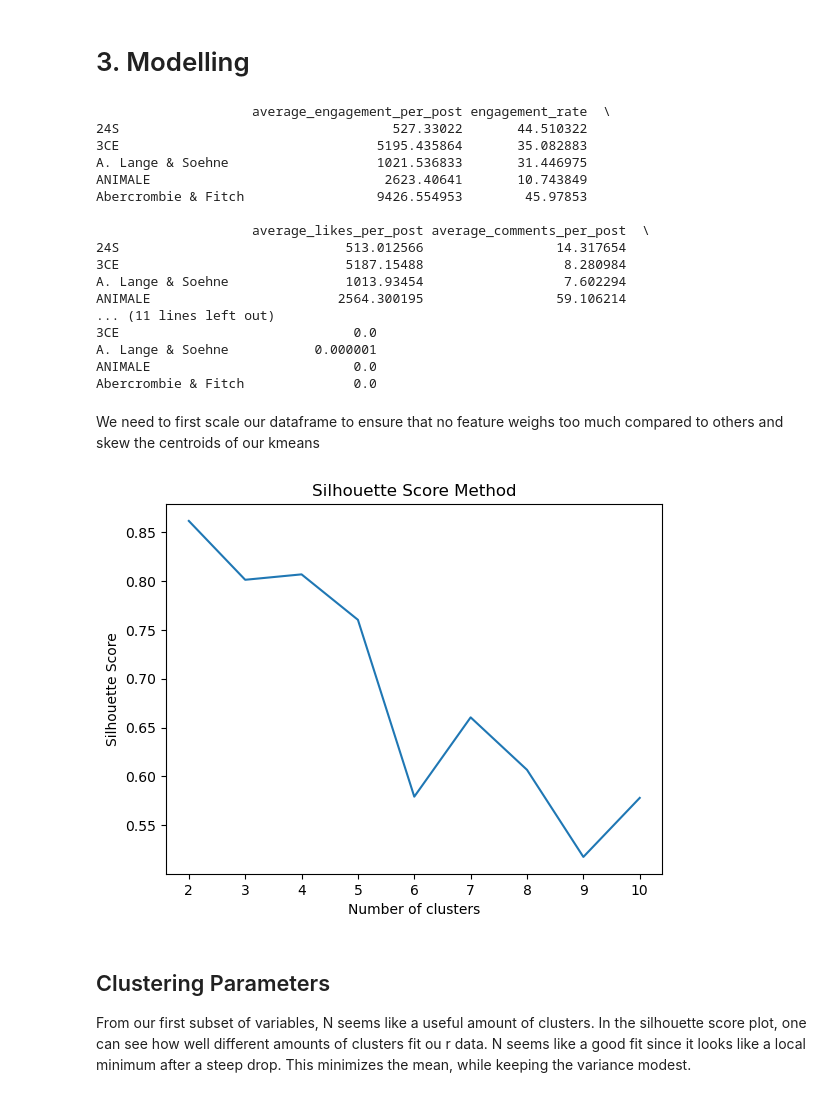
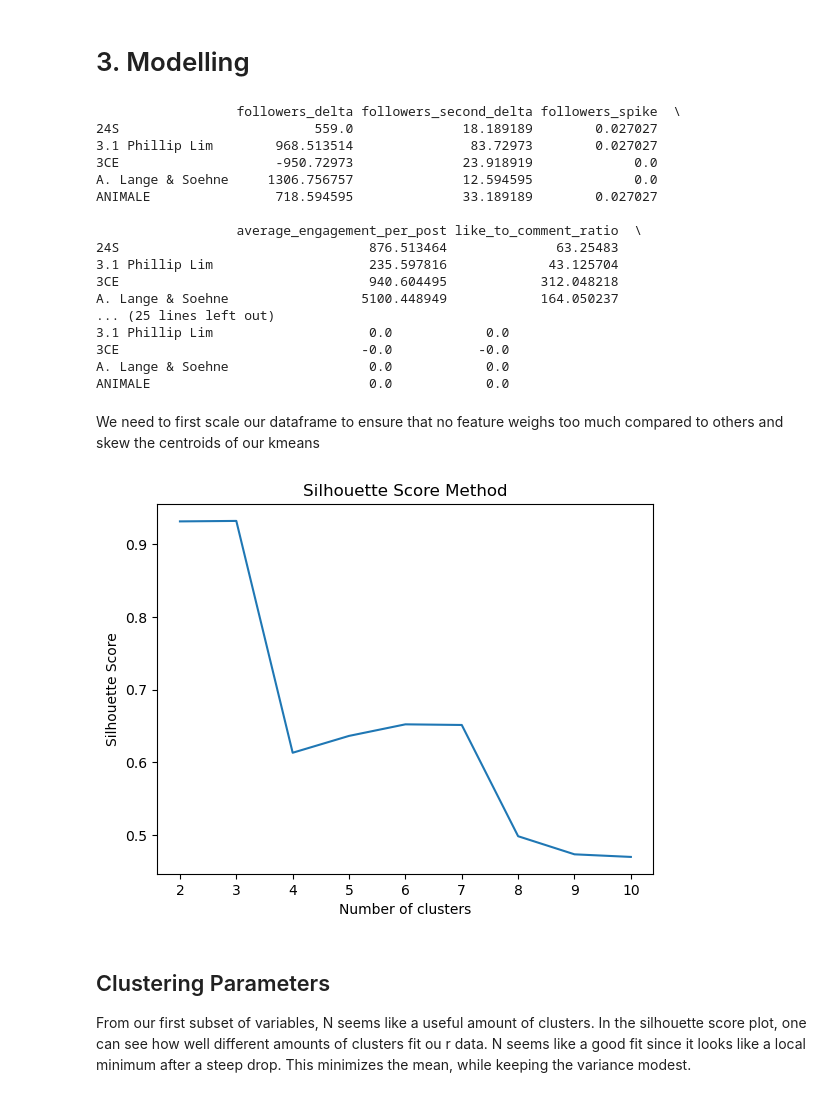
Before and after one commit to noahsta/datathon, a Jupyter notebook: src/main.ipynb, the cells around one changed output. Saved outputs shown, nothing was run; the diff lists cells and outputs as text; code cells hidden in the pictures.

```diff
--- a/src/main.ipynb
+++ b/src/main.ipynb
@@ -23,7 +21,8 @@ The data includes a lot of NaN values. We considered several approaches of deali
 # Assuming 'data' is your DataFrame and 'metrics' is a list of columns to interpolate
 def clean_dataframe(data, metrics, method: str="linear"):
     data = data.sort_values("period_end_date")
-    companies = data["business_entity_doing_business_as_name"].unique()
+    companies = list(data["business_entity_doing_business_as_name"].unique())
+    companies = [name for name in companies if name != "All Brands"]
     new = [None]*len(companies)
     # Group by the company name and apply interpolation within each group
     for i in range(len(companies)):
@@ -243,7 +242,7 @@ features = ['followers_delta', 'followers_second_delta',
        'like_to_comment_ratio', 'per_post_aquisition', 'engagement_rate',
        'relative_growth', 'growth_per_post',
        'growth_per_engagement', 'video_by_followers', 'picture_by_followers',
-       'picture_virality_index', 'video_virality_index']
+       'picture_virality_index', 'video_virality_index', "virality_index"]
 
 # Group the data by company name
 grouped = impute_test.groupby('business_entity_doing_business_as_name')
@@ -316,6 +315,7 @@ for company, df in company_tables.items():
     weekly_data['picture_by_followers'] = (weekly_data['pictures']/(weekly_data['followers'] + 0.001))
     weekly_data['picture_virality_index'] = weekly_data['picture_engagement']*weekly_data['relative_growth']
     weekly_data['video_virality_index'] = weekly_data['video_engagement']*weekly_data['relative_growth']
+    weekly_data["virality_index"] = weekly_data['picture_virality_index'] + weekly_data['video_virality_index']
 
 
     # Calculate the like-to-comment ratio for each week
@@ -434,30 +434,31 @@ def average_table(df, category_column, interesting_period, features, period: str
             table.loc[cat, col] = np.nanmean(df_cat[col])
 
     return table.dropna() #??
-
+"""
 features = ['average_engagement_per_post', 'engagement_rate', 'average_likes_per_post',
                 'average_comments_per_post', 'growth_per_post', 'growth_per_engagement',
                 'video_virality', 'picture_virality']
-table = average_table(enriched_data, "business_entity_doing_business_as_name", 2020, features)
+"""
+table = average_table(enriched_data, "business_entity_doing_business_as_name", 2023, features)
 print(table.head())
 # %% [output]
-                    average_engagement_per_post engagement_rate  \
-24S                                   527.33022       44.510322
-3CE                                 5195.435864       35.082883
-A. Lange & Soehne                   1021.536833       31.446975
-ANIMALE                              2623.40641       10.743849
-Abercrombie & Fitch                 9426.554953        45.97853
+                  followers_delta followers_second_delta followers_spike  \
+24S                         559.0              18.189189        0.027027
+3.1 Phillip Lim        968.513514               83.72973        0.027027
+3CE                    -950.72973              23.918919             0.0
+A. Lange & Soehne     1306.756757              12.594595             0.0
+ANIMALE                718.594595              33.189189        0.027027
 
-                    average_likes_per_post average_comments_per_post  \
-24S                             513.012566                 14.317654
-3CE                             5187.15488                  8.280984
-A. Lange & Soehne               1013.93454                  7.602294
-ANIMALE                        2564.300195                 59.106214
-... (11 lines left out)
-3CE                              0.0
-A. Lange & Soehne           0.000001
-ANIMALE                          0.0
-Abercrombie & Fitch              0.0
+                  average_engagement_per_post like_to_comment_ratio  \
+24S                                876.513464              63.25483
+3.1 Phillip Lim                    235.597816             43.125704
+3CE                                940.604495            312.048218
+A. Lange & Soehne                 5100.448949            164.050237
+... (25 lines left out)
+3.1 Phillip Lim                    0.0            0.0
+3CE                               -0.0           -0.0
+A. Lange & Soehne                  0.0            0.0
+ANIMALE                            0.0            0.0
 # %% [markdown]
 We need to first scale our dataframe to ensure that no feature weighs too much compared to others and skew the centroids of our kmeans
 # %%
@@ -468,32 +469,42 @@ df_scaled = pd.DataFrame(scaler.fit_transform(table), columns = table.columns, i
 # %%
 from sklearn.metrics import silhouette_score
 from sklearn.cluster import KMeans
 
 def kmeans_silhouette_scores(df):
     silhouette_scores = []
 
     # Example using the same dataset as above
     for i in range(2, 11):  # Silhouette score cannot be computed with only one cluster
         kmeans = KMeans(n_clusters=i, init='k-means++', max_iter=300, n_init=10, random_state=0)
         kmeans.fit(df)
         score = silhouette_score(df, kmeans.labels_)
         silhouette_scores.append(score)
     return silhouette_scores
-
+"""
 relevant_features = ['average_likes_per_post',
                 'average_comments_per_post', 'growth_per_post', 'growth_per_engagement',
                 'video_virality', 'picture_virality']
+"""
+"""
+relevant_features = ['followers_delta', 'followers_second_delta', 'followers_spike', 'average_engagement_per_post',
+ 'like_to_comment_ratio', 'per_post_aquisition', 'engagement_rate', 'relative_growth', 'growth_per_post', 'growth_per_engagement',
+  'video_by_followers', 'picture_by_followers', 'picture_virality_index', 'video_virality_index']
+"""
+relevant_features = ['followers_delta', 'followers_second_delta', 'followers_spike', 'average_engagement_per_post',
+ 'per_post_aquisition', 'engagement_rate', 'relative_growth', 'growth_per_post', 'growth_per_engagement',
+ 'virality_index']
+
 rel_table = table[relevant_features]
 rel_table = rel_table.div(rel_table.max())
 silhouette_scores = kmeans_silhouette_scores(rel_table)
 # Plotting the results
 plt.plot(range(2, 11), silhouette_scores)
 plt.title('Silhouette Score Method')
 plt.xlabel('Number of clusters')
 plt.ylabel('Silhouette Score')
 plt.show()
 # %% [output]
-[figure, old version]
+[figure, new version]
 # %% [markdown]
 ## Clustering Parameters
 
```
Also changed, not shown: parts of 10 cells of this notebook, 1 other file.
